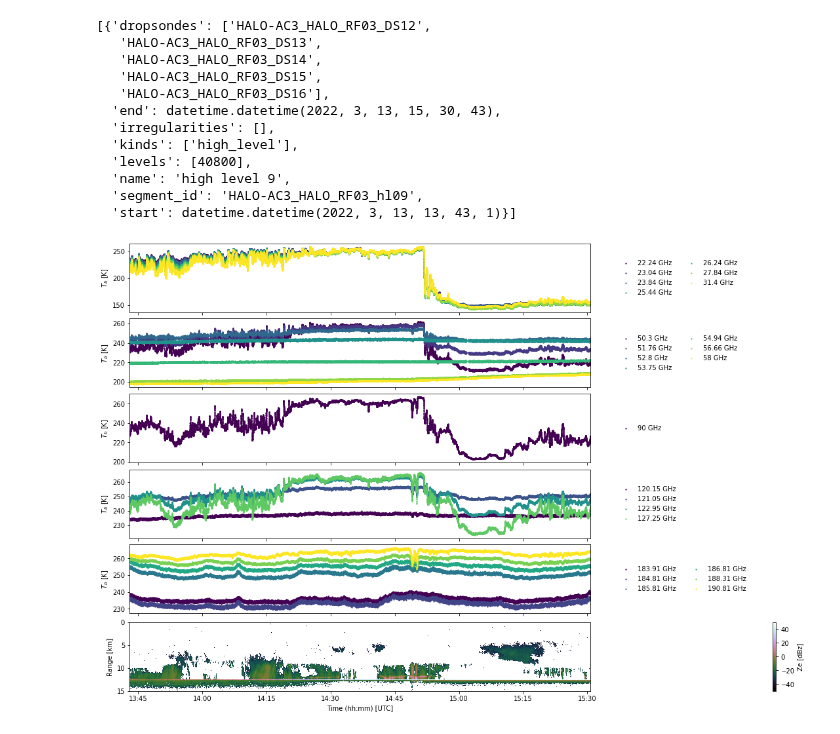
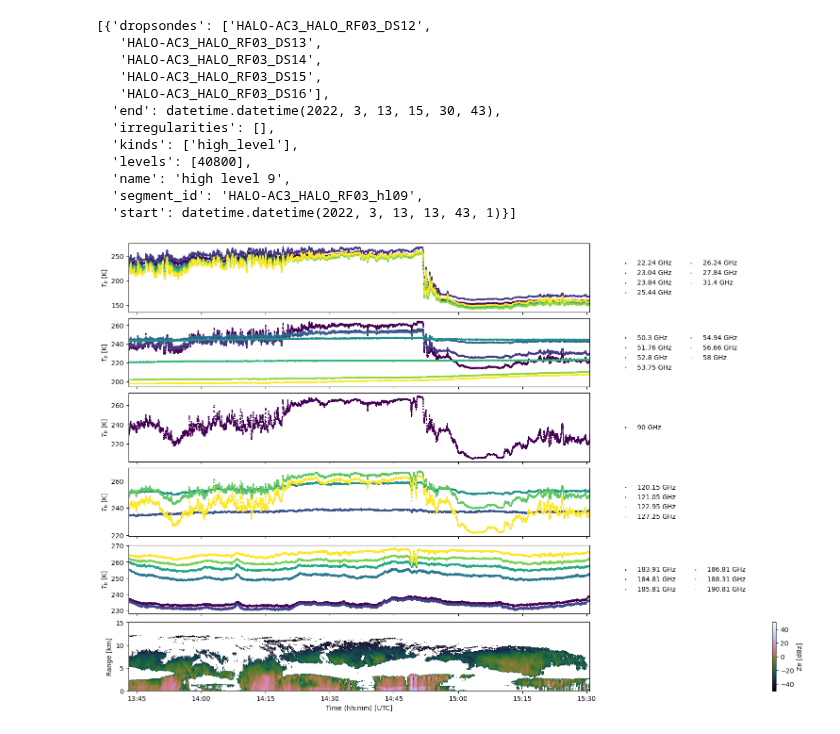
Before and after one commit to igmk/how_to_ac3airborne, a Jupyter notebook: how_to_ac3airborne/datasets/halo/halo-ac3_data.ipynb, the cells around one changed output. Drawn from its saved outputs; the diff is of its cells as text; code cells hidden in the pictures.

```diff
--- a/how_to_ac3airborne/datasets/halo/halo-ac3_data.ipynb
+++ b/how_to_ac3airborne/datasets/halo/halo-ac3_data.ipynb
@@ -92,13 +91,11 @@ list(cat[mission][platform])
 When we use caching, we do not need to download the data every time we call the script.
 # %%
 # read hamp data
-ds_hamp_kv = cat[mission][platform]['HAMP_KV'][flight_id](storage_options=kwds, **credentials).to_dask()
-ds_hamp_119 = cat[mission][platform]['HAMP_11990'][flight_id](storage_options=kwds, **credentials).to_dask()
-ds_hamp_183 = cat[mission][platform]['HAMP_183'][flight_id](storage_options=kwds, **credentials).to_dask()
-ds_hamp_mira = cat[mission][platform]['HAMP_MIRA'][flight_id](storage_options=kwds, **credentials).to_dask()
+ds_hamp_radiometer = cat[mission][platform]['HAMP_RADIOMETER'][flight_id](storage_options=kwds).to_dask()
+ds_hamp_radar = cat[mission][platform]['HAMP_RADAR'][flight_id](storage_options=kwds).to_dask()
 
 # read gps
-ds_gps_ins = cat[mission][platform]['GPS_INS'][flight_id](storage_options=kwds, **credentials).to_dask()
+ds_gps_ins = cat[mission][platform]['GPS_INS'][flight_id](storage_options=kwds).to_dask()
 # %% [markdown]
 ## Plot flight on map
 This map provides an overview of the flight using VIS satellite imagery and labels for every segment. The code is simply copied from here: https://igmk.github.io/how_to_ac3airborne/flight_segmentation.html
@@ -207,49 +204,49 @@ fig, (ax1, ax2, ax3, ax4, ax5, ax6) = plt.subplots(6, 1, sharex=True, gridspec_k
 kwargs = dict(s=5, linewidths=0)
 colors = cm.get_cmap('viridis', 7).colors
 for i in range(0, 7):
-    ax1.scatter(ds_hamp_kv.time.sel(**t), ds_hamp_kv.TBs.sel(number_frequencies=i, **t),
-                label='%g GHz'%ds_hamp_kv.Freq[i], color=colors[i], **kwargs)
+    ax1.scatter(ds_hamp_radiometer.time.sel(**t), ds_hamp_radiometer.TB.sel(uniRadiometer_freq=ds_hamp_radiometer.freq[i], **t),
+                label='%g GHz'%ds_hamp_radiometer.freq[i], color=colors[i], **kwargs)
 
 for i in range(7, 14):
-    ax2.scatter(ds_hamp_kv.time.sel(**t), ds_hamp_kv.TBs.sel(number_frequencies=i, **t),
-                label='%g GHz'%ds_hamp_kv.Freq[i], color=colors[i-7], **kwargs)
+    ax2.scatter(ds_hamp_radiometer.time.sel(**t), ds_hamp_radiometer.TB.sel(uniRadiometer_freq=ds_hamp_radiometer.freq[i], **t),
+                label='%g GHz'%ds_hamp_radiometer.freq[i], color=colors[i-7], **kwargs)
 
 ax1.legend(frameon=False, bbox_to_anchor=(1.05, 0.5), loc='center left', ncol=2)
 ax2.legend(frameon=False, bbox_to_anchor=(1.05, 0.5), loc='center left', ncol=2)
 
 ax1.set_ylabel('$T_b$ [K]')
 ax2.set_ylabel('$T_b$ [K]')
 
 colors = cm.get_cmap('viridis', 5).colors
-for i in range(0, 1):
-    ax3.scatter(ds_hamp_119.time.sel(**t), ds_hamp_119.TBs.sel(number_frequencies=i, **t), label='%g GHz'%ds_hamp_119.Freq[i], color=colors[i], **kwargs)
+for i in range(14, 15):
+    ax3.scatter(ds_hamp_radiometer.time.sel(**t), ds_hamp_radiometer.TB.sel(uniRadiometer_freq=ds_hamp_radiometer.freq[i], **t), label='%g GHz'%ds_hamp_radiometer.freq[i], color=colors[i-14], **kwargs)
 
-for i in range(1, 5):
-    ax4.scatter(ds_hamp_119.time.sel(**t), ds_hamp_119.TBs.sel(number_frequencies=i, **t), label='%g GHz'%ds_hamp_119.Freq[i], color=colors[i-1], **kwargs)
+for i in range(15, 19):
+    ax4.scatter(ds_hamp_radiometer.time.sel(**t), ds_hamp_radiometer.TB.sel(uniRadiometer_freq=ds_hamp_radiometer.freq[i], **t), label='%g GHz'%ds_hamp_radiometer.freq[i], color=colors[i-14], **kwargs)
 
 ax3.legend(frameon=False, bbox_to_anchor=(1.05, 0.5), loc='center left')
 ax4.legend(frameon=False, bbox_to_anchor=(1.05, 0.5), loc='center left')
 
 ax3.set_ylabel('$T_b$ [K]')
 ax4.set_ylabel('$T_b$ [K]')
 
 colors = cm.get_cmap('viridis', 6).colors
-for i in range(0, 6):
-    ax5.scatter(ds_hamp_183.time.sel(**t), ds_hamp_183.TBs.sel(number_frequencies=i, **t), label='%g GHz'%ds_hamp_183.Freq[i], color=colors[i], **kwargs)
+for i in range(19, 25):
+    ax5.scatter(ds_hamp_radiometer.time.sel(**t), ds_hamp_radiometer.TB.sel(uniRadiometer_freq=ds_hamp_radiometer.freq[i], **t), label='%g GHz'%ds_hamp_radiometer.freq[i], color=colors[i-19], **kwargs)
 
 ax5.legend(frameon=False, bbox_to_anchor=(1.05, 0.5), loc='center left', ncol=2)
 
 ax5.set_ylabel('$T_b$ [K]')
 
-im = ax6.pcolormesh(ds_hamp_mira.time.sel(**t), ds_hamp_mira.range*1e-3, 10*np.log10(ds_hamp_mira.Ze.sel(**t).T), vmin=-50, vmax=50, cmap='cubehelix', shading='nearest')
+im = ax6.pcolormesh(ds_hamp_radar.time.sel(**t), ds_hamp_radar.height*1.e-3, ds_hamp_radar.dBZg.sel(**t).T, vmin=-50, vmax=50, cmap='cubehelix', shading='nearest')
 ax6.set_xlim(segment['start'], segment['end'])
-ax6.set_ylim([15, 0])
+ax6.set_ylim([0, 15])
 ax6.set_ylabel('Range [km]')
 ax6.xaxis.set_major_formatter(mdates.DateFormatter('%H:%M'))
 ax6.set_xlabel('Time (hh:mm) [UTC]')
 
 fig.colorbar(im, ax=ax6, label='Ze [dBz]')
 
 plt.show()
 # %% [output]
-[figure, old version]
+[figure, new version]
```
Also changed, not shown: parts of 2 cells of this notebook, 5 other files.
